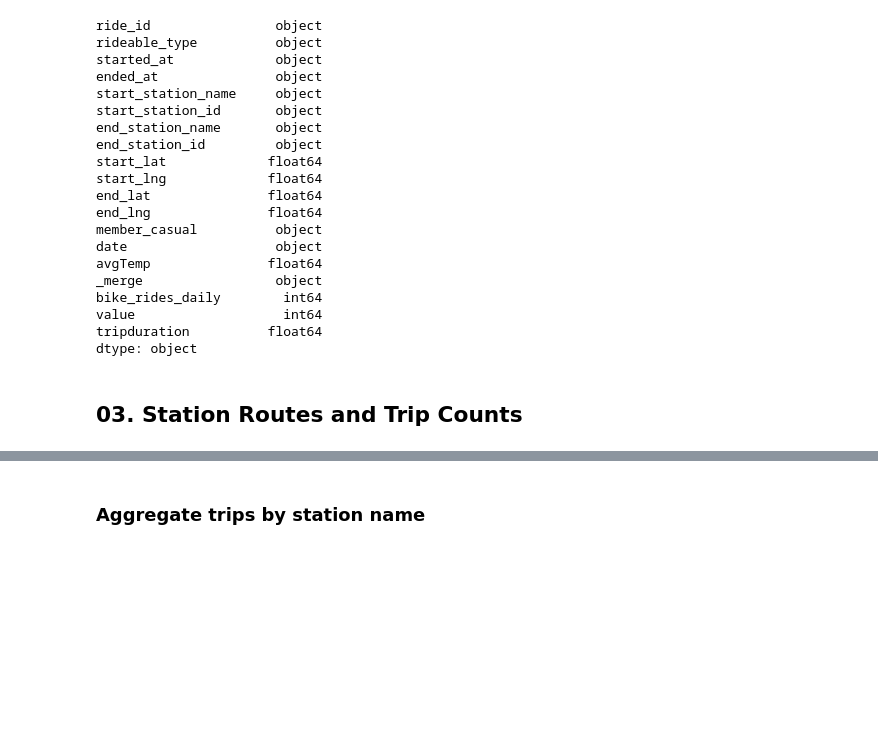
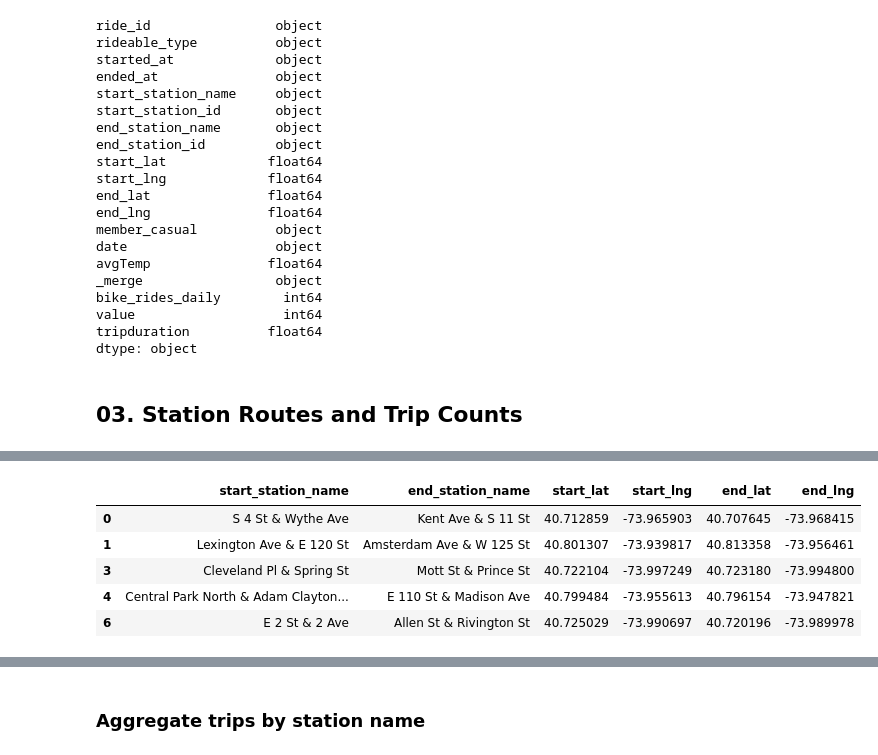
Before and after one commit to Chase-Bjerke/CitiBike, a Jupyter notebook: 03_Scripts/Exercise 2.5.ipynb, the cells around one changed output, grey strips where cells are left out. Cells and saved outputs as stored; diff of their text form; code cells hidden in the pictures; blank space fills up the shorter version.

```diff
--- a/03_Scripts/Exercise 2.5.ipynb
+++ b/03_Scripts/Exercise 2.5.ipynb
@@ -102,0 +73,10 @@ np.int64(0)
+# %%
+# Simplified coordinate cleanup
+station_lookup = (
+    ny_data_merged_v2[
+        ["start_station_name", "end_station_name",
+         "start_lat", "start_lng", "end_lat", "end_lng"]
+    ]
+    .dropna()
+    .drop_duplicates(subset=["start_station_name", "end_station_name"])
+)
@@ -102,0 +100,10 @@ np.int64(0)
+# %%
+# Work check
+station_lookup.head()
+# %% [output]
+|  | start_station_name | end_station_name | start_lat | start_lng | end_lat | end_lng |
+| 0 | S 4 St & Wythe Ave | Kent Ave & S 11 St | 40.712859 | -73.965903 | 40.707645 | -73.968415 |
+| 1 | Lexington Ave & E 120 St | Amsterdam Ave & W 125 St | 40.801307 | -73.939817 | 40.813358 | -73.956461 |
+| 3 | Cleveland Pl & Spring St | Mott St & Prince St | 40.722104 | -73.997249 | 40.723180 | -73.994800 |
+| 4 | Central Park North & Adam Clayton... | E 110 St & Madison Ave | 40.799484 | -73.955613 | 40.796154 | -73.947821 |
+| 6 | E 2 St & 2 Ave | Allen St & Rivington St | 40.725029 | -73.990697 | 40.720196 | -73.989978 |
```
Also changed, not shown: parts of 24 cells of this notebook, 20 other files.
